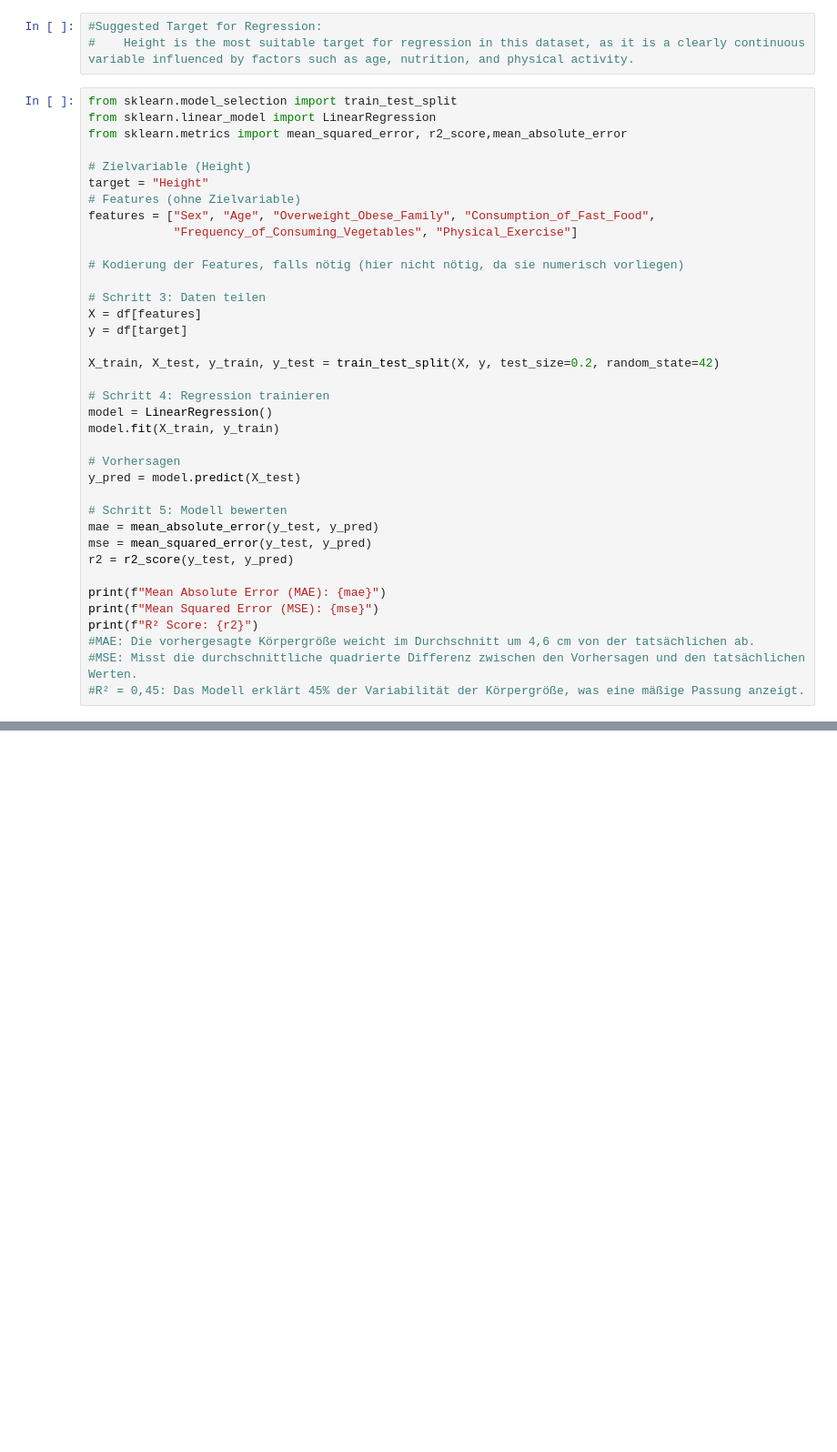
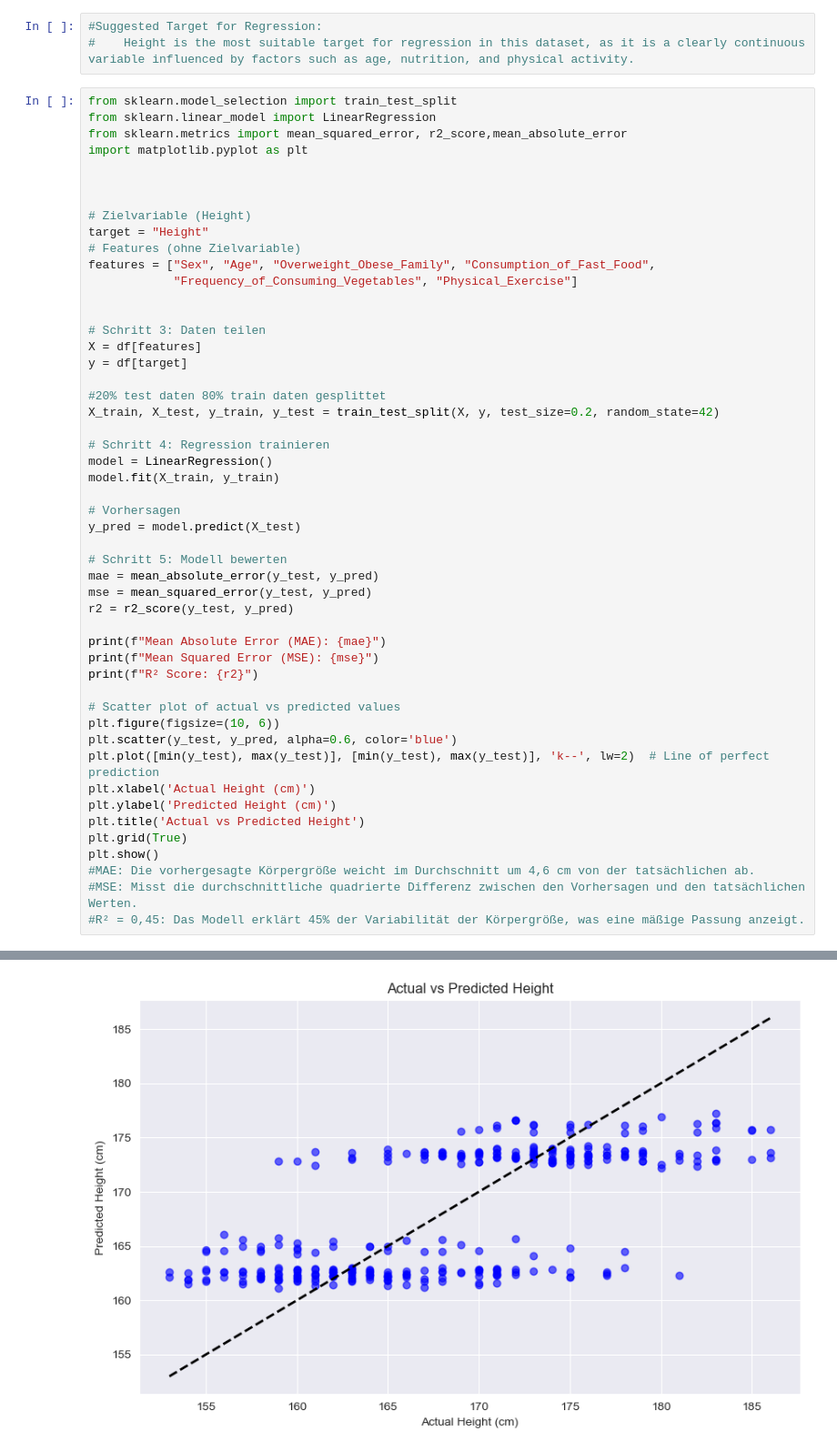
Before and after one commit to DekkerF190232/dsai-obesity, a Jupyter notebook: pandas.ipynb, the cells around one changed output, grey strips where cells are left out. Shown: that part at 91% size. Cells and saved outputs as stored; diff of their text form; blank space fills up the shorter version.

```diff
--- a/pandas.ipynb
+++ b/pandas.ipynb
@@ -150,6 +150,9 @@ plt.show()
 from sklearn.model_selection import train_test_split
 from sklearn.linear_model import LinearRegression
 from sklearn.metrics import mean_squared_error, r2_score,mean_absolute_error
+import matplotlib.pyplot as plt
+
+
 
 # Zielvariable (Height)
 target = "Height"
@@ -157,33 +160,44 @@ target = "Height"
 features = ["Sex", "Age", "Overweight_Obese_Family", "Consumption_of_Fast_Food",
             "Frequency_of_Consuming_Vegetables", "Physical_Exercise"]
 
-# Kodierung der Features, falls nötig (hier nicht nötig, da sie numerisch vorliegen)
 
 # Schritt 3: Daten teilen
 X = df[features]
 y = df[target]
 
+#20% test daten 80% train daten gesplittet
 X_train, X_test, y_train, y_test = train_test_split(X, y, test_size=0.2, random_state=42)
 
 # Schritt 4: Regression trainieren
 model = LinearRegression()
 model.fit(X_train, y_train)
 
 # Vorhersagen
 y_pred = model.predict(X_test)
 
 # Schritt 5: Modell bewerten
 mae = mean_absolute_error(y_test, y_pred)
 mse = mean_squared_error(y_test, y_pred)
 r2 = r2_score(y_test, y_pred)
 
 print(f"Mean Absolute Error (MAE): {mae}")
 print(f"Mean Squared Error (MSE): {mse}")
 print(f"R² Score: {r2}")
+
+# Scatter plot of actual vs predicted values
+plt.figure(figsize=(10, 6))
+plt.scatter(y_test, y_pred, alpha=0.6, color='blue')
+plt.plot([min(y_test), max(y_test)], [min(y_test), max(y_test)], 'k--', lw=2)  # Line of perfect prediction
+plt.xlabel('Actual Height (cm)')
+plt.ylabel('Predicted Height (cm)')
+plt.title('Actual vs Predicted Height')
+plt.grid(True)
+plt.show()
 #MAE: Die vorhergesagte Körpergröße weicht im Durchschnitt um 4,6 cm von der tatsächlichen ab.
 #MSE: Misst die durchschnittliche quadrierte Differenz zwischen den Vorhersagen und den tatsächlichen Werten.
 #R² = 0,45: Das Modell erklärt 45% der Variabilität der Körpergröße, was eine mäßige Passung anzeigt.
 # %% [output]
 Mean Absolute Error (MAE): 4.629945344914378
 Mean Squared Error (MSE): 33.711133473651664
 R² Score: 0.4461855556758174
+[figure, added]
```
